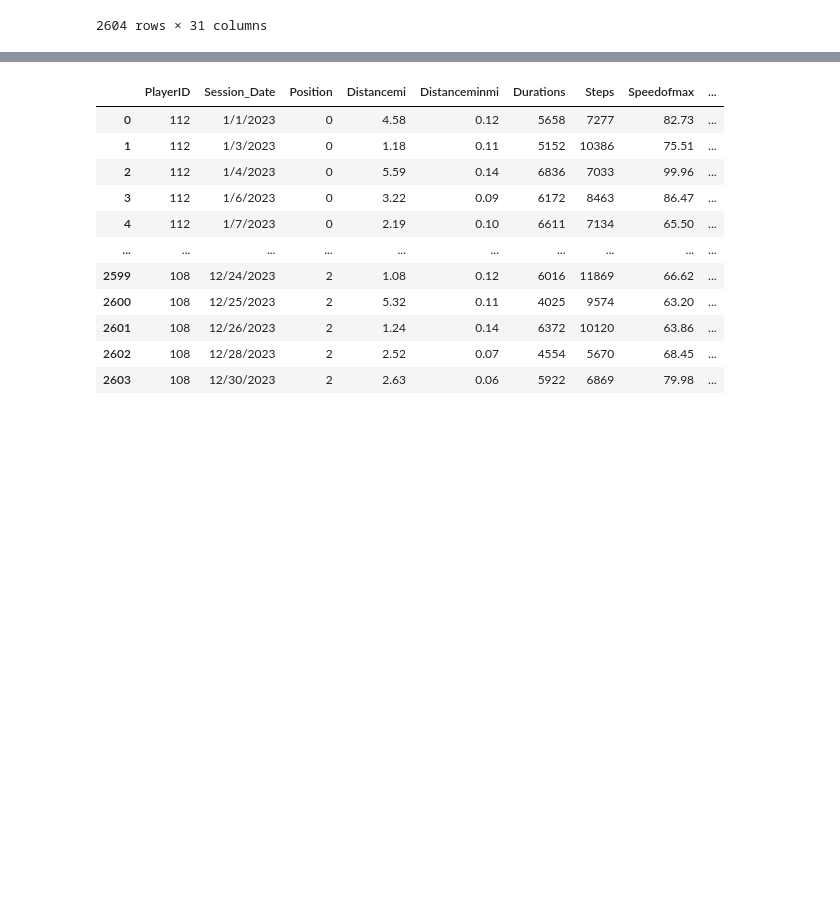
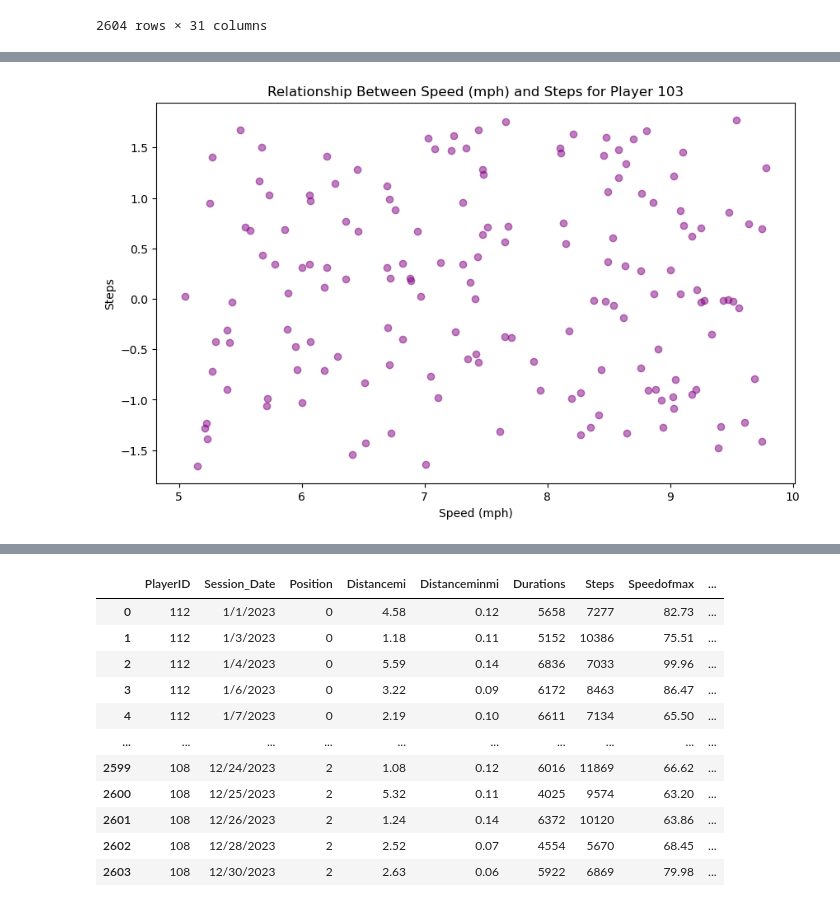
Before and after one commit to rangelkoli/SyracuseBB-Analysis, a Jupyter notebook: syrNBa.ipynb, the cells around one changed output, grey strips where cells are left out. Saved outputs shown, nothing was run; the diff lists cells and outputs as text; code cells hidden in the pictures; blank space fills up the shorter version.

```diff
--- a/syrNBa.ipynb
+++ b/syrNBa.ipynb
@@ -134,0 +172,16 @@ merged_df
+# %%
+# Replace 'your_player_id_here' with the actual player ID
+player_id = 103
+
+# Filter the dataframe for the specific player
+player_df = merged_df[merged_df['PlayerID'] == player_id]
+
+# Plot the relationship between speed (mph) and steps for the specific player
+plt.figure(figsize=(10, 6))
+plt.scatter(player_df['Speedmph'], player_df['Steps'], alpha=0.5, color='purple')
+plt.title('Relationship Between Speed (mph) and Steps for Player {}'.format(player_id))
+plt.xlabel('Speed (mph)')
+plt.ylabel('Steps')
+plt.show()
+# %% [output]
+[figure, added]
```
Also changed, not shown: parts of 6 cells of this notebook, 1 other file.
